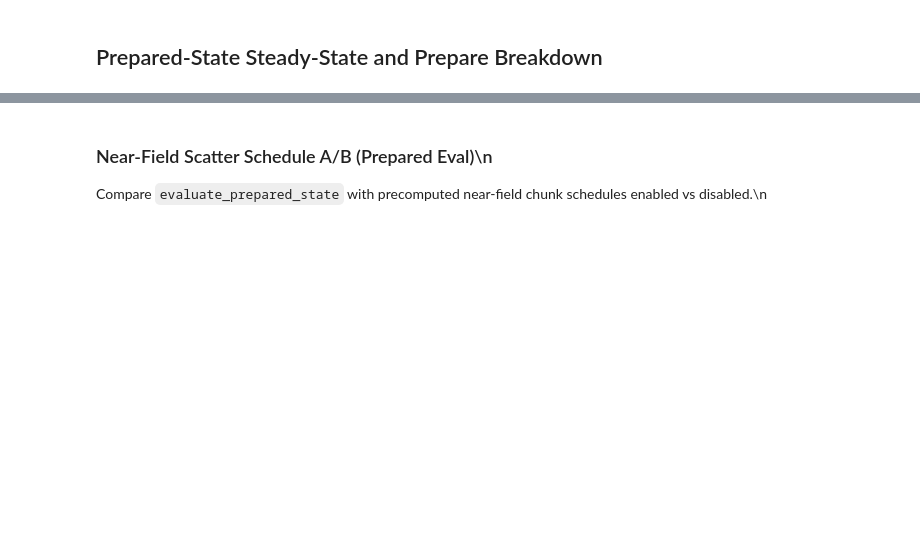
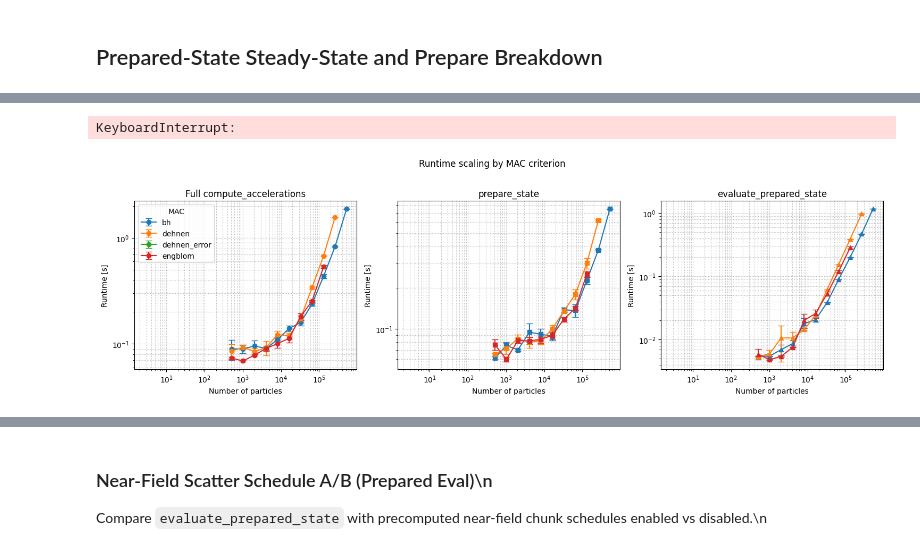
Before and after one commit to TobiBu/jaccpot, a Jupyter notebook: examples/benchmark_runtime_accuracy_copy.ipynb, the cells around one changed output, grey strips where cells are left out. Drawn from its saved outputs; the diff is of its cells as text; code cells hidden in the pictures; blank space fills up the shorter version.

```diff
--- a/examples/benchmark_runtime_accuracy_copy.ipynb
+++ b/examples/benchmark_runtime_accuracy_copy.ipynb
@@ -1451,3 +1788,72 @@ mac_compare_df
+# %%
+mac_runtime_sweep_specs = [
+    dict(label="bh", mac_type="bh"),
+    dict(label="dehnen", mac_type="dehnen"),
+    dict(label="engblom", mac_type="engblom"),
+    dict(label="dehnen_error", mac_type="dehnen_error"),
+]
+
+mac_runtime_sweep_frames = []
+for spec in mac_runtime_sweep_specs:
+    scenario_kwargs = override_fmm_kwargs(
+        runtime_fmm_kwargs,
+        mac_type=str(spec["mac_type"]),
+    )
+    scenario_df = sweep_runtimes(
+        runtime_particle_counts,
+        leaf_size=runtime_leaf_size,
+        max_order=runtime_max_order,
+        runs=runtime_runs,
+        warmup=runtime_warmup,
+        dtype=runtime_working_dtype,
+        key=runtime_key,
+        fmm_kwargs=scenario_kwargs,
+    ).copy()
+    scenario_df["mac_type"] = str(spec["mac_type"])
+    scenario_df["label"] = str(spec["label"])
+    mac_runtime_sweep_frames.append(scenario_df)
+
+mac_runtime_sweep_df = (
+    pd.concat(mac_runtime_sweep_frames, ignore_index=True)
+    .sort_values(["mac_type", "num_particles"])
+    .reset_index(drop=True)
+)
+mac_runtime_sweep_df
+# %% [output]
+KeyboardInterrupt:
+# %%
+fig, axes = plt.subplots(1, 3, figsize=(15, 4.5), sharex=True)
+
+plot_specs = [
+    ("mean_seconds", "std_seconds", "Full compute_accelerations", "o"),
+    ("prepare_mean_seconds", "prepare_std_seconds", "prepare_state", "s"),
+    ("evaluate_mean_seconds", "evaluate_std_seconds", "evaluate_prepared_state", "^")
+]
+
+for ax, (mean_col, std_col, title, marker) in zip(axes, plot_specs):
+    for mac_type, group in mac_runtime_sweep_df.groupby("mac_type"):
+        g = group.sort_values("num_particles")
+        ax.errorbar(
+            g["num_particles"],
+            g[mean_col],
+            yerr=g[std_col],
+            fmt=f"{marker}-",
+            capsize=4,
+            label=mac_type,
+        )
+    ax.set_xscale("log")
+    ax.set_yscale("log")
+    ax.set_xlabel("Number of particles")
+    ax.set_ylabel("Runtime [s]")
+    ax.set_title(title)
+    ax.grid(True, which="both", linestyle=":", linewidth=0.8)
+
+axes[0].legend(title="MAC")
+fig.suptitle("Runtime scaling by MAC criterion", y=1.02)
+plt.tight_layout()
+plt.show()
+# %% [output]
+[figure, added]
 # %%
 runtime_prepared_df = sweep_prepared_eval_runtimes(
     runtime_particle_counts,
```
Also changed, not shown: parts of 19 cells of this notebook, 4 other files.
